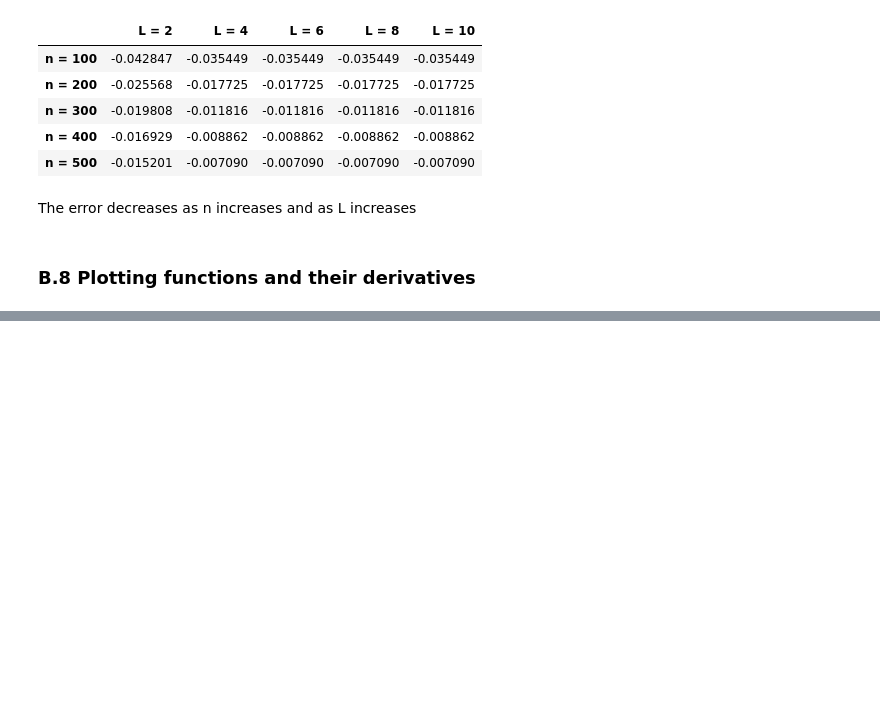
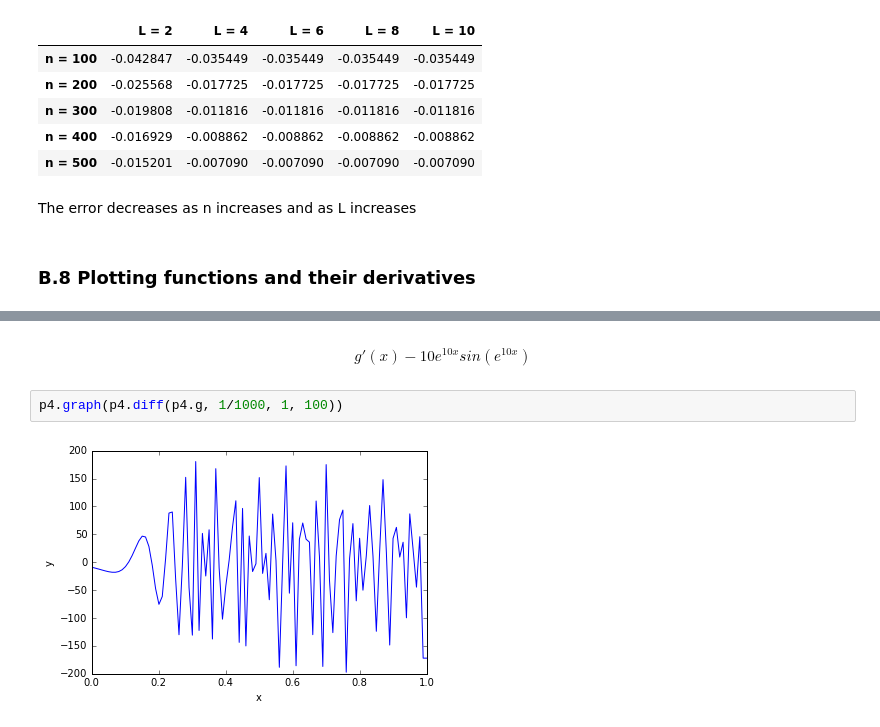
Before and after one commit to chapman-phys227-2016s/hw-5-ChinmaiRaman, a Jupyter notebook: HW5.ipynb, the cells around one changed output, grey strips where cells are left out. Cells and saved outputs as stored; diff of their text form; blank space fills up the shorter version.

```diff
--- a/HW5.ipynb
+++ b/HW5.ipynb
@@ -159,0 +171,6 @@ The error decreases as n increases and as L increases
+# %% [markdown]
+$$g'(x)-10{e}^{10x}sin({e}^{10x})$$
+# %%
+p4.graph(p4.diff(p4.g, 1/1000, 1, 100))
+# %% [output]
+[figure, added]
```
Also changed, not shown: parts of 9 cells of this notebook.
